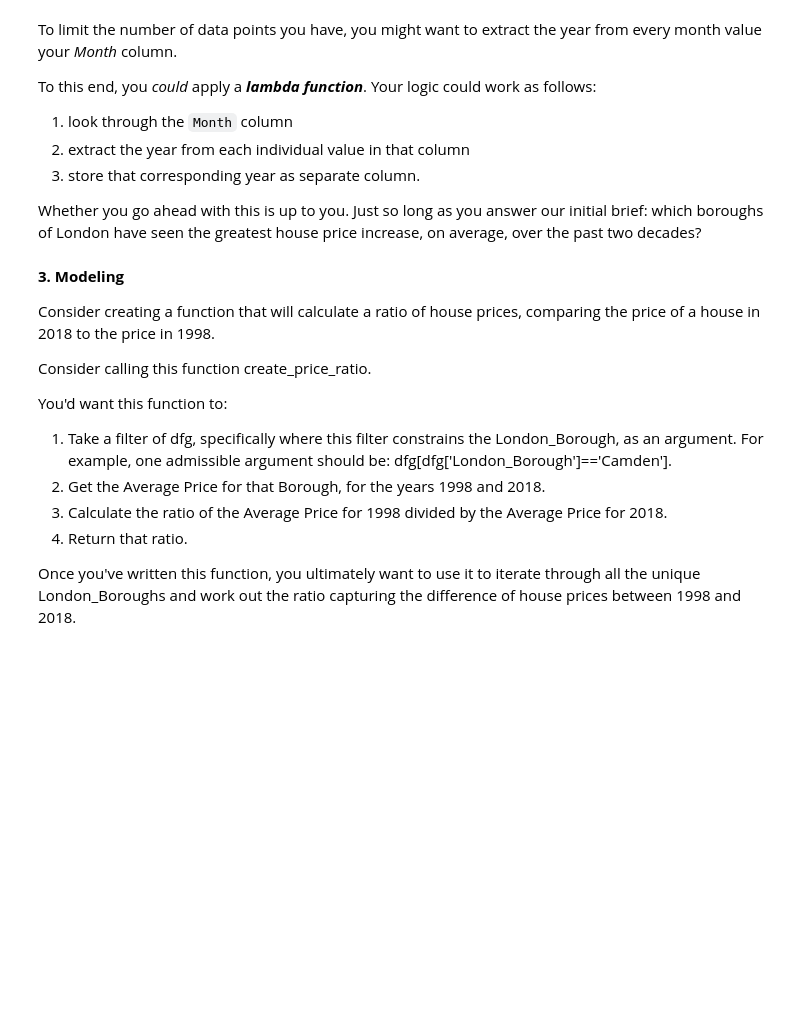
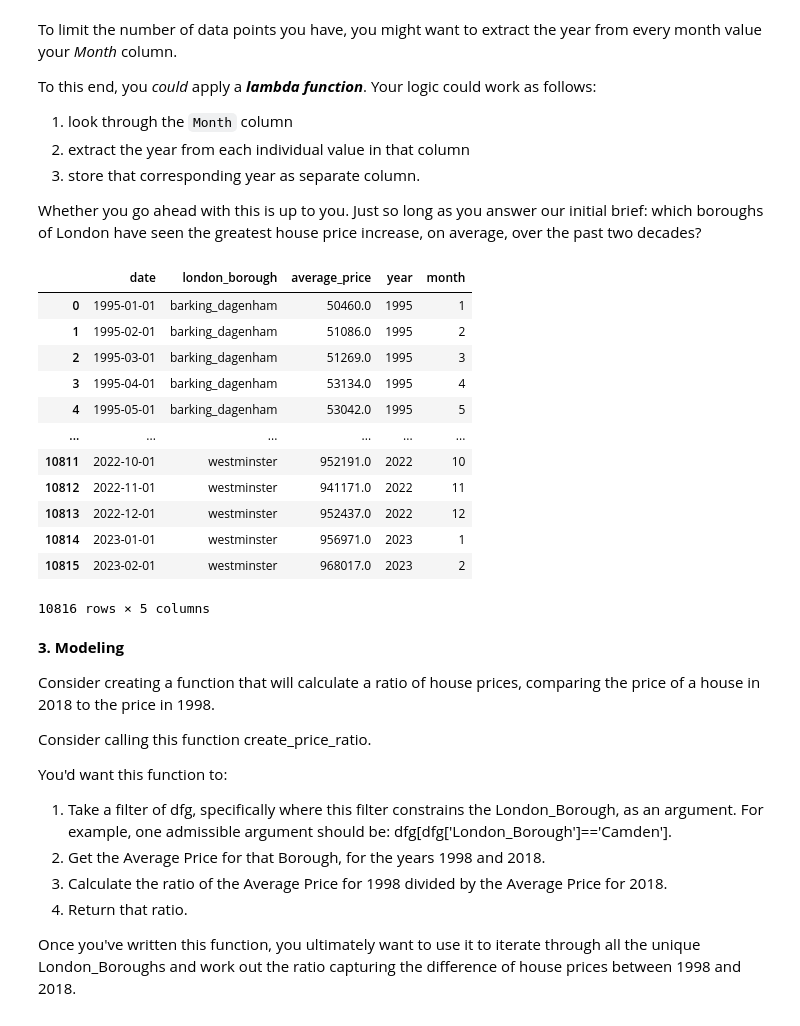
Before and after one commit to jonnross88/Springboard, a Jupyter notebook: Unit 4 Challenge - Tier 3.ipynb, the cells around one changed output. Cells and saved outputs as stored; diff of their text form; code cells hidden in the pictures; blank space fills up the shorter version.

```diff
--- a/Unit 4 Challenge - Tier 3.ipynb
+++ b/Unit 4 Challenge - Tier 3.ipynb
@@ -505,6 +505,24 @@ To this end, you _could_ apply a **_lambda function_**. Your logic could work as
 3. store that corresponding year as separate column.
 
 Whether you go ahead with this is up to you. Just so long as you answer our initial brief: which boroughs of London have seen the greatest house price increase, on average, over the past two decades?
+# %%
+long_boroughs['year'] = long_boroughs['date'].dt.year
+long_boroughs['month'] = long_boroughs['date'].dt.month
+long_boroughs
+# %% [output]
+|  | date | london_borough | average_price | year | month |
+| 0 | 1995-01-01 | barking_dagenham | 50460.0 | 1995 | 1 |
+| 1 | 1995-02-01 | barking_dagenham | 51086.0 | 1995 | 2 |
+| 2 | 1995-03-01 | barking_dagenham | 51269.0 | 1995 | 3 |
+| 3 | 1995-04-01 | barking_dagenham | 53134.0 | 1995 | 4 |
+| 4 | 1995-05-01 | barking_dagenham | 53042.0 | 1995 | 5 |
+| ... | ... | ... | ... | ... | ... |
+| 10811 | 2022-10-01 | westminster | 952191.0 | 2022 | 10 |
+| 10812 | 2022-11-01 | westminster | 941171.0 | 2022 | 11 |
+| 10813 | 2022-12-01 | westminster | 952437.0 | 2022 | 12 |
+| 10814 | 2023-01-01 | westminster | 956971.0 | 2023 | 1 |
+| 10815 | 2023-02-01 | westminster | 968017.0 | 2023 | 2 |
+10816 rows × 5 columns
 # %% [markdown]
 **3. Modeling**
 
```
Also changed, not shown: parts of 4 cells of this notebook.
